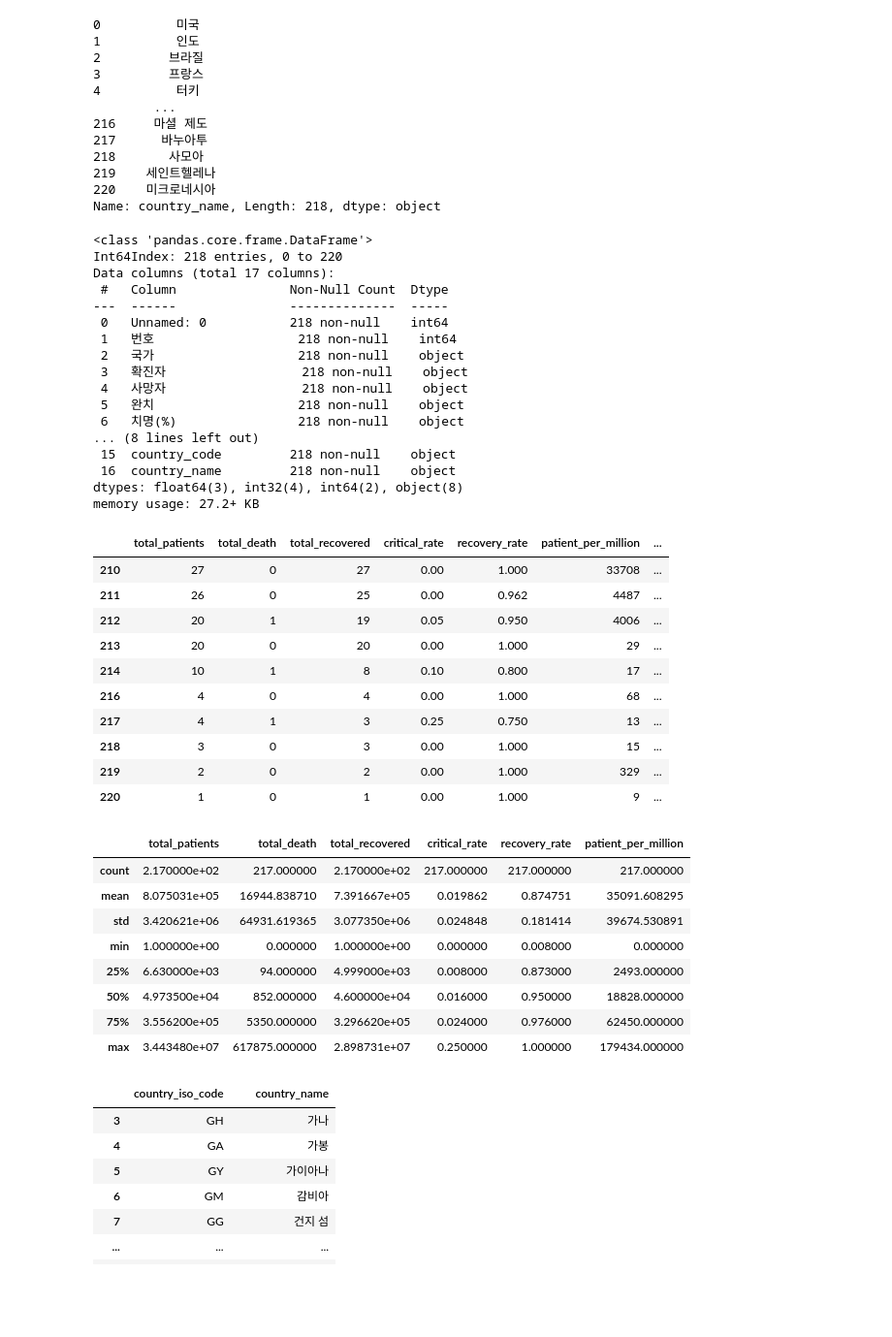
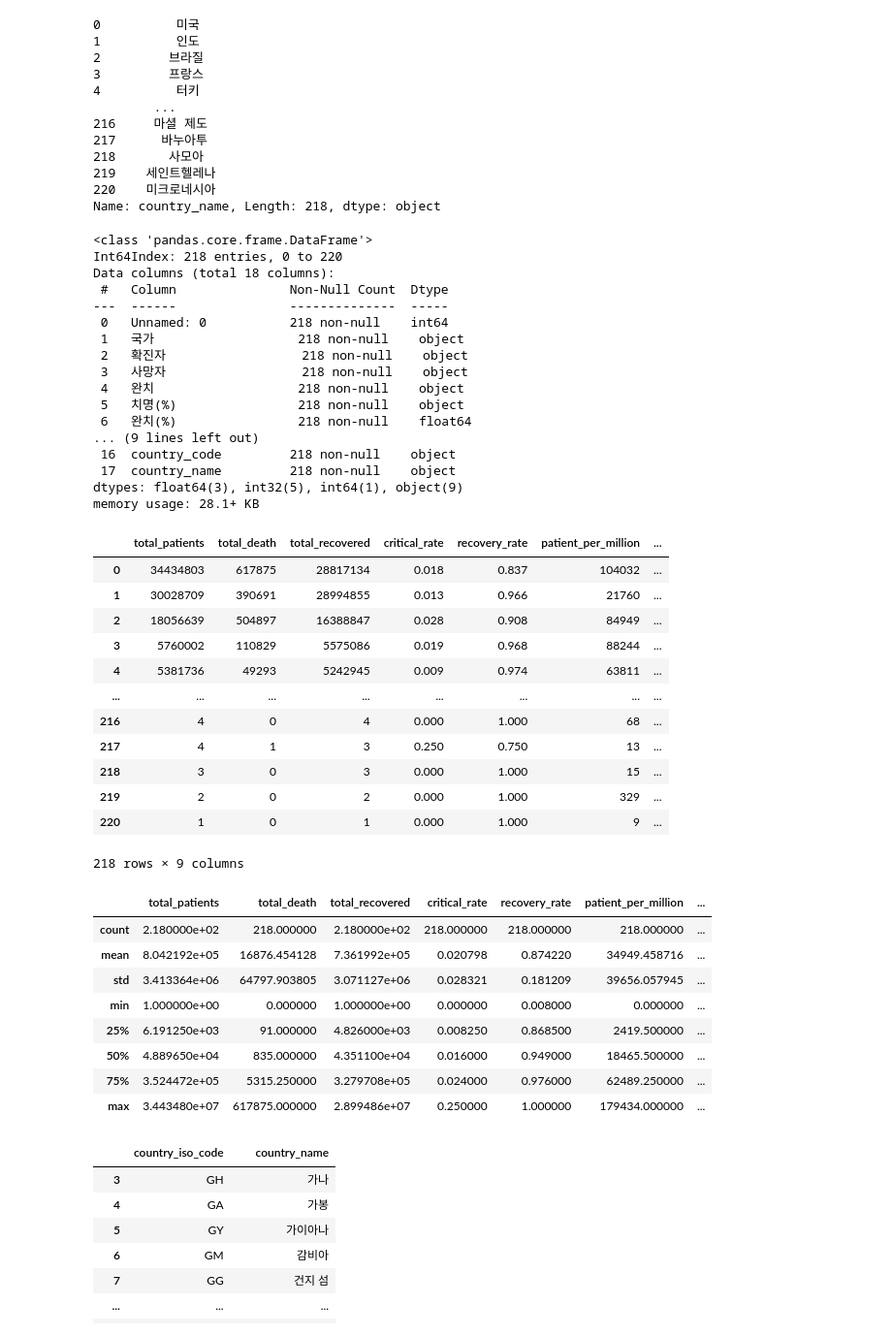
Before and after one commit to hyunjun33/LikeLion_Web, a Jupyter notebook: covid_website_analysis/covid_website_data_preprocessing.ipynb, the cells around one changed output. Shown: that part at 97% size. Cells and saved outputs as stored; diff of their text form; code cells hidden in the pictures; blank space fills up the shorter version.

Commit message:
covid website data preprocessing

```diff
--- a/covid_website_analysis/covid_website_data_preprocessing.ipynb
+++ b/covid_website_analysis/covid_website_data_preprocessing.ipynb
@@ -151,3 +151,10 @@ data_df["patient_per_million"]
 219       329
 220         9
 Name: patient_per_million, Length: 218, dtype: int32
+# %%
+# 인구수 데이터 정제
+
+data_df["total_population"] = data_df["인구수"].str.split("\n").str[0]
+data_df["total_population"] = data_df["total_population"].apply(lambda x: x.replace("-", "0"))
+data_df["total_population"] = data_df["total_population"].apply(lambda x: x.replace(",", "")).astype(int)
+data_df["total_population"]
@@ -176,49 +196,50 @@ data_df.info()
 # %% [output]
 <class 'pandas.core.frame.DataFrame'>
 Int64Index: 218 entries, 0 to 220
-Data columns (total 17 columns):
+Data columns (total 18 columns):
  #   Column               Non-Null Count  Dtype
 ---  ------               --------------  -----
  0   Unnamed: 0           218 non-null    int64
- 1   번호                   218 non-null    int64
- 2   국가                   218 non-null    object
- 3   확진자                  218 non-null    object
- 4   사망자                  218 non-null    object
- 5   완치                   218 non-null    object
- 6   치명(%)                218 non-null    object
-... (8 lines left out)
- 15  country_code         218 non-null    object
- 16  country_name         218 non-null    object
-dtypes: float64(3), int32(4), int64(2), object(8)
-memory usage: 27.2+ KB
+ 1   국가                   218 non-null    object
+ 2   확진자                  218 non-null    object
+ 3   사망자                  218 non-null    object
+ 4   완치                   218 non-null    object
+ 5   치명(%)                218 non-null    object
+ 6   완치(%)                218 non-null    float64
+... (9 lines left out)
+ 16  country_code         218 non-null    object
+ 17  country_name         218 non-null    object
+dtypes: float64(3), int32(5), int64(1), object(9)
+memory usage: 28.1+ KB
 # %%
-df_for_analysis = data_df.drop(["Unnamed: 0","번호", "국가", "확진자", "사망자", "완치", "치명(%)", "완치(%)", "발생률"], axis=1)
-df_for_analysis = df_for_analysis.drop([215], axis=0) # 잔담 크루즈 행 정보 제거
-df_for_analysis.tail(10)
+df_for_analysis = data_df.drop(["Unnamed: 0", "국가", "확진자", "사망자", "완치", "치명(%)", "완치(%)", "발생률", "인구수"], axis=1)
+df_for_analysis
 # %% [output]
 |  | total_patients | total_death | total_recovered | critical_rate | recovery_rate | patient_per_million | ... |
-| 210 | 27 | 0 | 27 | 0.00 | 1.000 | 33708 | ... |
-| 211 | 26 | 0 | 25 | 0.00 | 0.962 | 4487 | ... |
-| 212 | 20 | 1 | 19 | 0.05 | 0.950 | 4006 | ... |
-| 213 | 20 | 0 | 20 | 0.00 | 1.000 | 29 | ... |
-| 214 | 10 | 1 | 8 | 0.10 | 0.800 | 17 | ... |
-| 216 | 4 | 0 | 4 | 0.00 | 1.000 | 68 | ... |
-| 217 | 4 | 1 | 3 | 0.25 | 0.750 | 13 | ... |
-| 218 | 3 | 0 | 3 | 0.00 | 1.000 | 15 | ... |
-| 219 | 2 | 0 | 2 | 0.00 | 1.000 | 329 | ... |
-| 220 | 1 | 0 | 1 | 0.00 | 1.000 | 9 | ... |
+| 0 | 34434803 | 617875 | 28817134 | 0.018 | 0.837 | 104032 | ... |
+| 1 | 30028709 | 390691 | 28994855 | 0.013 | 0.966 | 21760 | ... |
+| 2 | 18056639 | 504897 | 16388847 | 0.028 | 0.908 | 84949 | ... |
+| 3 | 5760002 | 110829 | 5575086 | 0.019 | 0.968 | 88244 | ... |
+| 4 | 5381736 | 49293 | 5242945 | 0.009 | 0.974 | 63811 | ... |
+| ... | ... | ... | ... | ... | ... | ... | ... |
+| 216 | 4 | 0 | 4 | 0.000 | 1.000 | 68 | ... |
+| 217 | 4 | 1 | 3 | 0.250 | 0.750 | 13 | ... |
+| 218 | 3 | 0 | 3 | 0.000 | 1.000 | 15 | ... |
+| 219 | 2 | 0 | 2 | 0.000 | 1.000 | 329 | ... |
+| 220 | 1 | 0 | 1 | 0.000 | 1.000 | 9 | ... |
+218 rows × 9 columns
 # %%
 df_for_analysis.describe()
 # %% [output]
-|  | total_patients | total_death | total_recovered | critical_rate | recovery_rate | patient_per_million |
-| count | 2.170000e+02 | 217.000000 | 2.170000e+02 | 217.000000 | 217.000000 | 217.000000 |
-| mean | 8.075031e+05 | 16944.838710 | 7.391667e+05 | 0.019862 | 0.874751 | 35091.608295 |
-| std | 3.420621e+06 | 64931.619365 | 3.077350e+06 | 0.024848 | 0.181414 | 39674.530891 |
-| min | 1.000000e+00 | 0.000000 | 1.000000e+00 | 0.000000 | 0.008000 | 0.000000 |
-| 25% | 6.630000e+03 | 94.000000 | 4.999000e+03 | 0.008000 | 0.873000 | 2493.000000 |
-| 50% | 4.973500e+04 | 852.000000 | 4.600000e+04 | 0.016000 | 0.950000 | 18828.000000 |
-| 75% | 3.556200e+05 | 5350.000000 | 3.296620e+05 | 0.024000 | 0.976000 | 62450.000000 |
-| max | 3.443480e+07 | 617875.000000 | 2.898731e+07 | 0.250000 | 1.000000 | 179434.000000 |
+|  | total_patients | total_death | total_recovered | critical_rate | recovery_rate | patient_per_million | ... |
+| count | 2.180000e+02 | 218.000000 | 2.180000e+02 | 218.000000 | 218.000000 | 218.000000 | ... |
+| mean | 8.042192e+05 | 16876.454128 | 7.361992e+05 | 0.020798 | 0.874220 | 34949.458716 | ... |
+| std | 3.413364e+06 | 64797.903805 | 3.071127e+06 | 0.028321 | 0.181209 | 39656.057945 | ... |
+| min | 1.000000e+00 | 0.000000 | 1.000000e+00 | 0.000000 | 0.008000 | 0.000000 | ... |
+| 25% | 6.191250e+03 | 91.000000 | 4.826000e+03 | 0.008250 | 0.868500 | 2419.500000 | ... |
+| 50% | 4.889650e+04 | 835.000000 | 4.351100e+04 | 0.016000 | 0.949000 | 18465.500000 | ... |
+| 75% | 3.524472e+05 | 5315.250000 | 3.279708e+05 | 0.024000 | 0.976000 | 62489.250000 | ... |
+| max | 3.443480e+07 | 617875.000000 | 2.899486e+07 | 0.250000 | 1.000000 | 179434.000000 | ... |
 # %%
 iso_df = pd.read_excel("./iso_country_code.xlsx").rename(columns={"Unnamed: 3": "country_name", "Unnamed: 2": "country_iso_code"}, inplace=False)
 iso_df = iso_df[["country_iso_code", "country_name"]]
```
Also changed, not shown: parts of 21 cells of this notebook.
